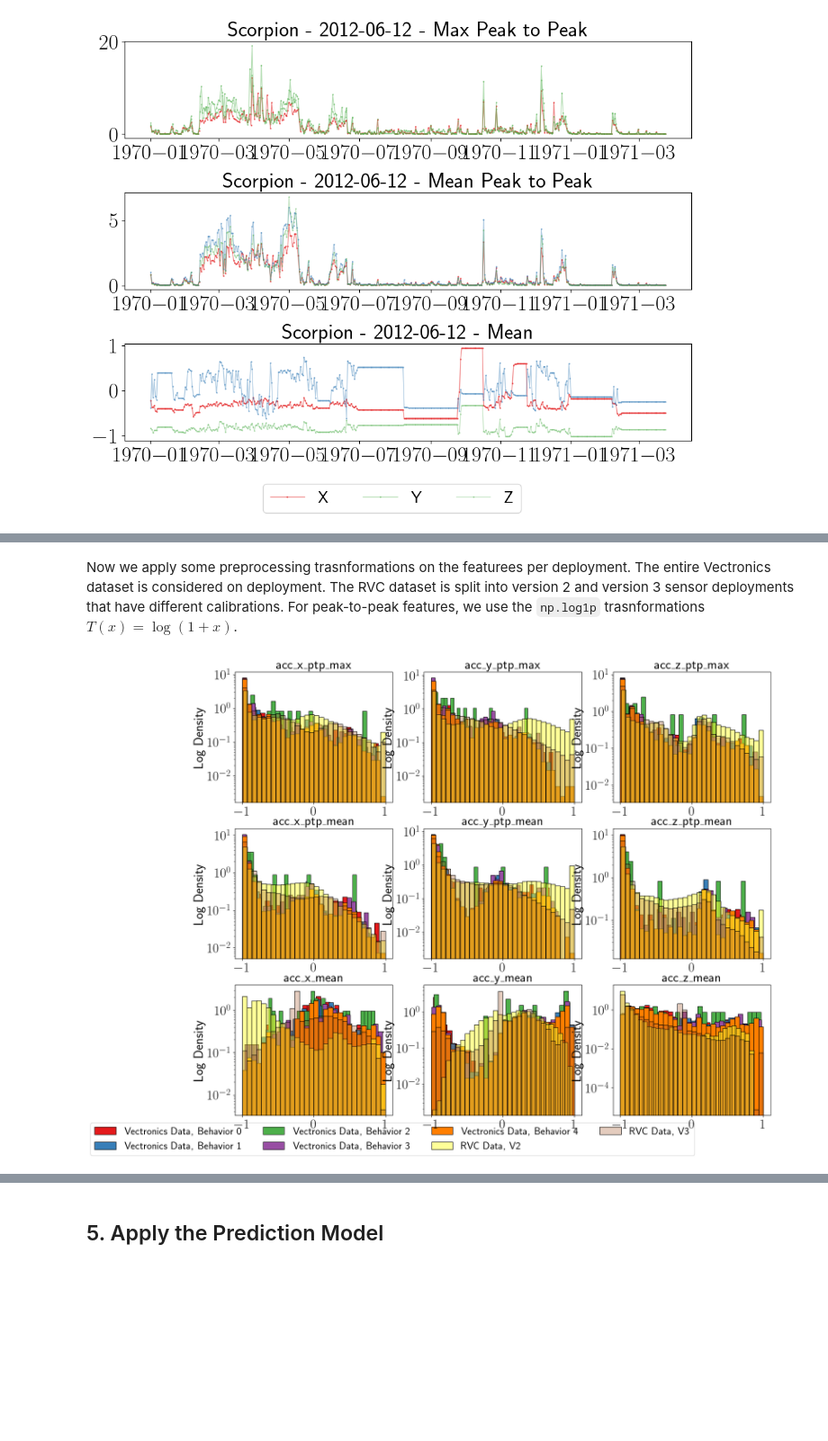
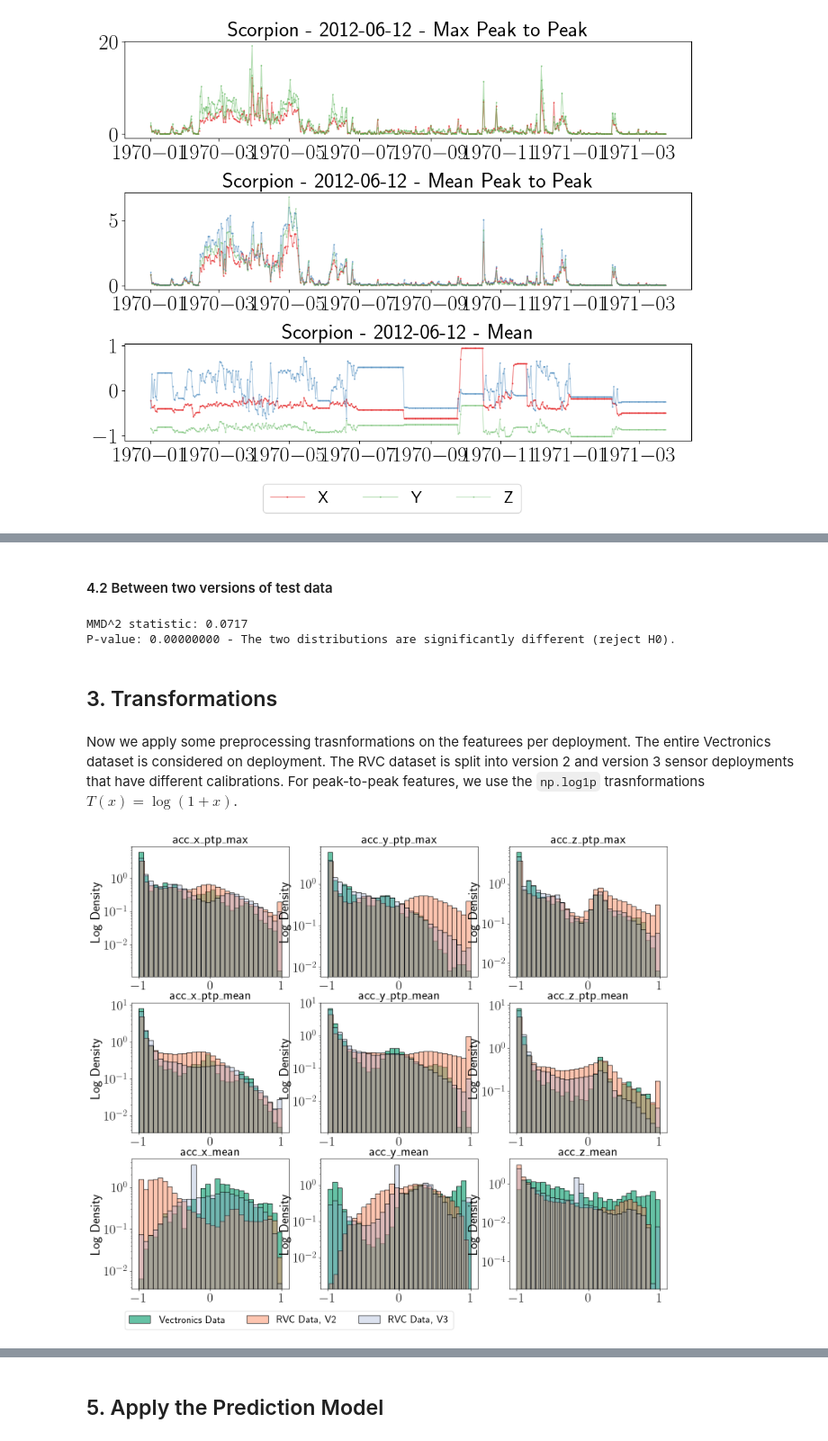
Before and after one commit to medhaaga/BotswanaML, a Jupyter notebook: notebooks/RVC_EDA.ipynb, the cells around one changed output, grey strips where cells are left out. Shown at 90% size. Cells and saved outputs as stored; diff of their text form; code cells hidden in the pictures; blank space fills up the shorter version.

```diff
--- a/notebooks/RVC_EDA.ipynb
+++ b/notebooks/RVC_EDA.ipynb
@@ -445,2 +475,19 @@ plt.show()
+# %% [markdown]
+#### 4.2 Between two versions of test data
+# %%
+n, m = 2000, 2000
+sigma = median_pairwise_distance(X_targets[0][:n, :], X_targets[1][:m, :])
+stat, permuted_stat, pval = mmd_test(X=X_targets[0][:n, :], Y=X_targets[1][:m, :], sigma=sigma, num_permutations=100, seed=42)
+
+print(f"MMD^2 statistic: {stat:.4f}")
+if pval < 0.05:
+    print(f"P-value: {pval:.8f} - The two distributions are significantly different (reject H0).")
+else:
+    print(f"P-value: {pval:.8f} - The two distributions are not significantly different (fail to reject H0).")
+# %% [output]
+MMD^2 statistic: 0.0717
+P-value: 0.00000000 - The two distributions are significantly different (reject H0).
+# %% [markdown]
+## 3. Transformations
 # %% [markdown]
 Now we apply some preprocessing trasnformations on the featurees per deployment. The entire Vectronics dataset is considered on deployment. The RVC dataset is split into version 2 and version 3 sensor deployments that have different calibrations. For peak-to-peak features, we use the ``np.log1p`` trasnformations $T(x) = \log (1+x)$.
@@ -466,20 +494,48 @@ X_targets = [preprocess.transform_and_scale(Xt, [0, 1, 2, 3, 4, 5], [6, 7, 8], l
+# %%
+
+# --------------------------
+
+pos_idx = [0, 1, 2, 3, 4, 5]  # Indices of features that should be positive
+center_idx = [6, 7, 8]  # Indices of features that should be centered at zero
+
+# compute global lows/highs once
+lows, highs = preprocess.compute_combined_quantiles(
+    datasets=[X_src],
+    pos_idx=pos_idx,
+    center_idx=center_idx,
+    low_q=0.00,
+    high_q=1.00,
+)
+
+# define transform
+transform = preprocess.TransformAndScale(
+    pos_idx=pos_idx,
+    center_idx=center_idx,
+    lows=lows,
+    highs=highs
+)
+
+X_src = transform(torch.tensor(X_src, dtype=torch.float32))
+X_targets = [transform(torch.tensor(Xt, dtype=torch.float32)) for Xt in X_targets]
+
+X_src = X_src.detach().numpy()
+X_targets = [Xt.detach().numpy() for Xt in X_targets]
 # %%
 fig, axes = plt.subplots(len(Vectronics_feature_cols)//3, 3, figsize=(18, 5*(len(Vectronics_feature_cols)//3)))
 
-palette = sns.color_palette("Set2", n_colors=7)
+palette = sns.color_palette("Set2", n_colors=3)
 axes = axes.flatten()
 for i, col in enumerate(Vectronics_feature_cols):
         ax = axes[i]
 
-        for j, behavior in enumerate(np.unique(y_src)):
-            sns.histplot(
-                X_src[y_src == behavior, i],
+        sns.histplot(
+                X_src[:, i],
                 kde=False,
-                label=f'Vectronics Data, Behavior {behavior}',
+                label=f'Vectronics Data',
                 ax=ax,
                 stat='density',
                 bins=30,
-                color=palette[j],
+                color=palette[0],
                 alpha=1.0
             )
 
@@ -487,33 +543,33 @@ for i, col in enumerate(Vectronics_feature_cols):
                 kde=False,
                 label='RVC Data, V2',
                 ax=ax,
                 stat='density',
                 bins=30,
-                color=palette[5],
+                color=palette[1],
                 alpha=0.5
             )
 
         sns.histplot(
                 X_targets[1][:,i],
                 kde=False,
                 label='RVC Data, V3',
                 ax=ax,
                 stat='density',
                 bins=30,
-                color=palette[6],
+                color=palette[2],
                 alpha=0.3
             )
 
         ax.set_title(col)
         ax.set_ylabel('Log Density')
         ax.set_yscale("log")
         ax.set_xlabel('')
 
 # Get legend info from the first axes
 handles, labels = axes[0].get_legend_handles_labels()
 axes[0].legend(handles, labels, loc='lower center', bbox_to_anchor=(1.0, -2.75), ncol=4)
 
 plt.tight_layout()
 plt.show()
 # %% [output]
-[figure, old version]
+[figure, new version]
```
Also changed, not shown: parts of 21 cells of this notebook, 20 other files.
